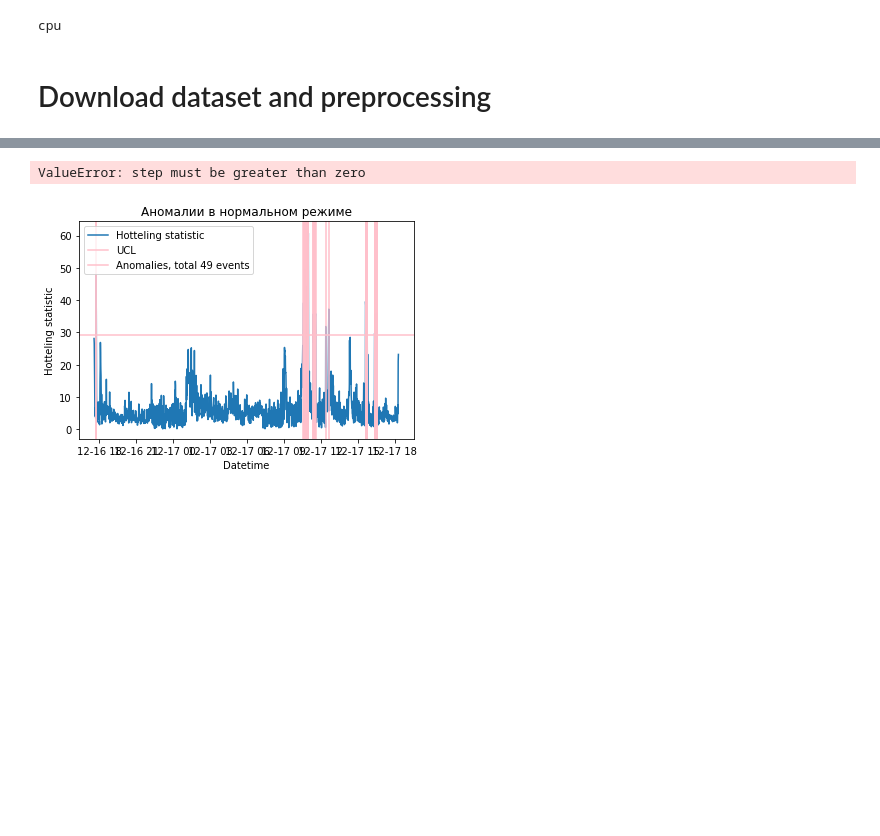
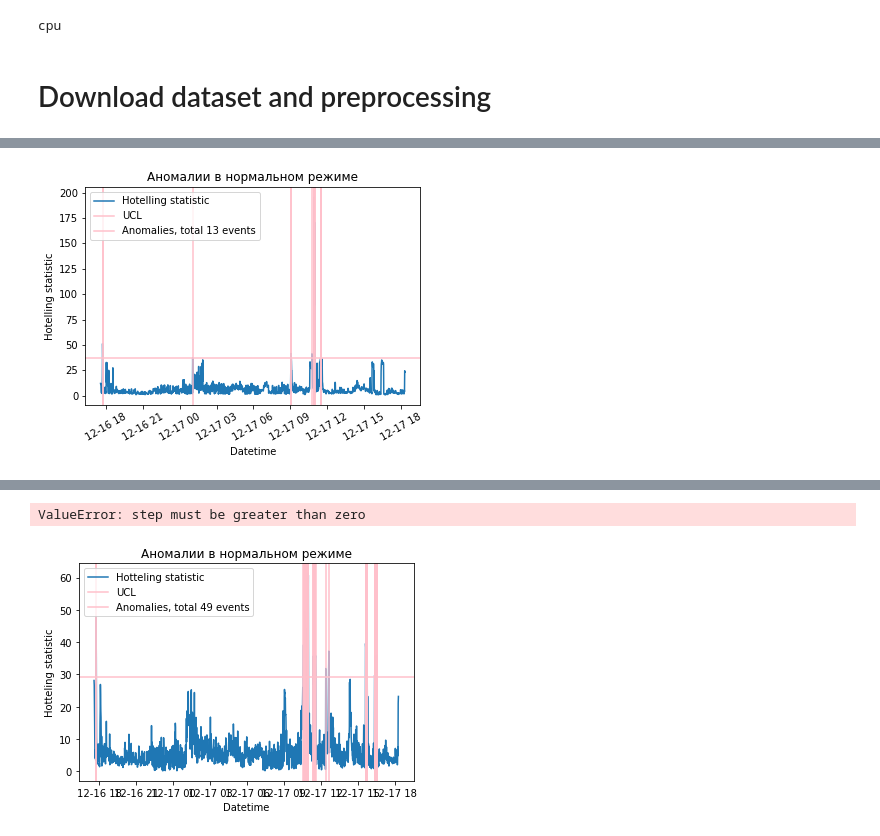
Before and after one commit to waico/tsad, a Jupyter notebook: examples/Example.ipynb, the cells around one changed output, grey strips where cells are left out. Cells and saved outputs as stored; diff of their text form; code cells hidden in the pictures; blank space fills up the shorter version.

```diff
--- a/examples/Example.ipynb
+++ b/examples/Example.ipynb
@@ -127,0 +146,4 @@ t = torch.zeros(5,5,5)
+# %%
+list_of_timestamp = a.predict_anomaly(dfs)
+# %% [output]
+[figure, added]
```
Also changed, not shown: parts of 6 cells of this notebook, 16 other files.
